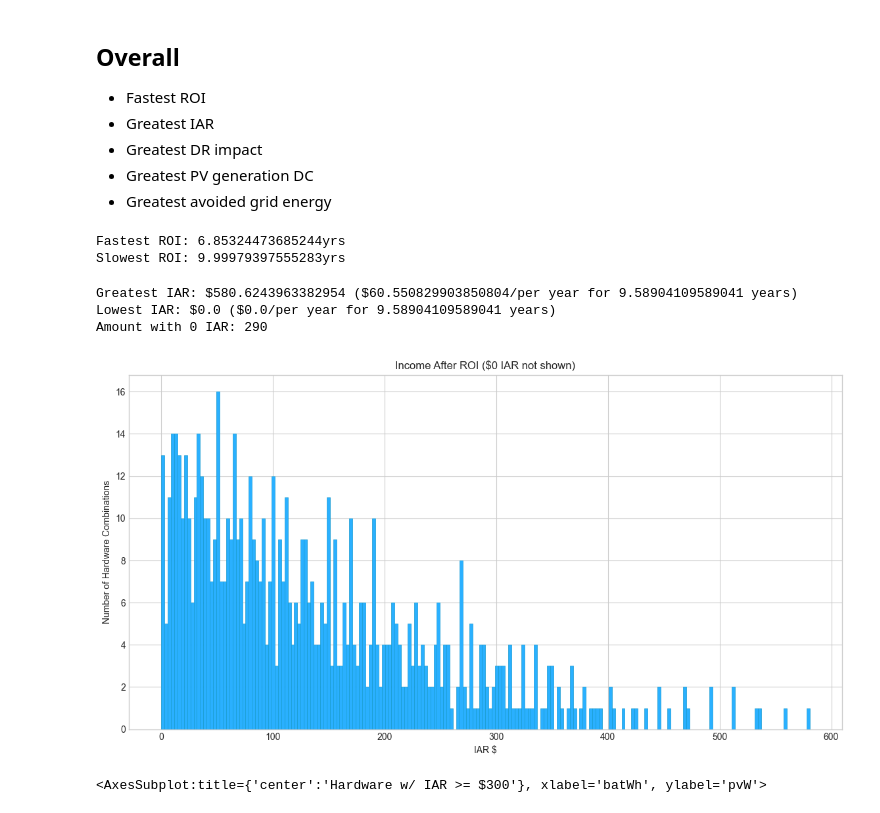
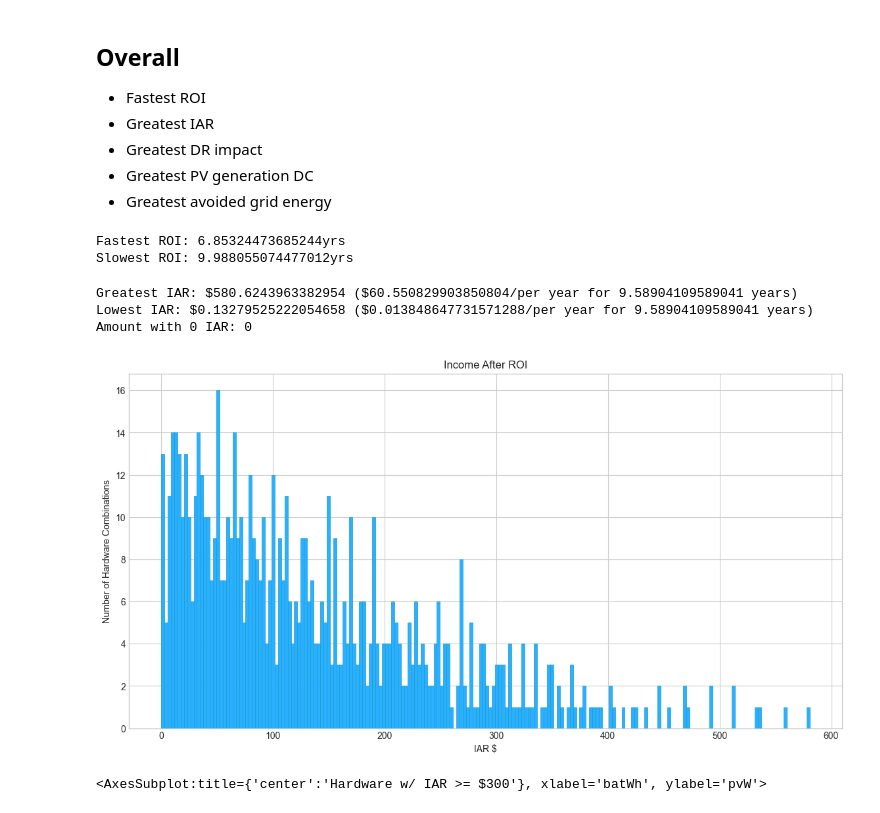
Before and after one commit to alexnathanson/communityDemandResponse-model, a Jupyter notebook: hardware-recommender/energy_and_buildings_v2.ipynb, the cells around one changed output. Drawn from its saved outputs; the diff is of its cells as text; code cells hidden in the pictures.

```diff
--- a/hardware-recommender/energy_and_buildings_v2.ipynb
+++ b/hardware-recommender/energy_and_buildings_v2.ipynb
@@ -517,6 +517,7 @@ rData = {
         'roi':[],
         'Cycles':[],
         'lifespan':[],
+        'workingLife':[],
         'profitableYears':[],
         'incomeAfterRoi':[],
         'iarSplit':[]
@@ -544,8 +545,10 @@ for n in myNetworks:
 
         bWh = d['Battery Wh']
 
+        #run this for a quicker test
+        for a in [180]:
         #loop through 3 azimuths
-        for a in [180]:#[110,180,250]:
+        #for a in [110,180,250]:
 
 
             #get plane of array irradiance for given azimuth
@@ -607,17 +610,20 @@ for n in myNetworks:
                 rData['roi'].append(roi)
                 rData['Cycles'].append(d['Cycles'])
 
-                #life span assumes 1 full cycle a day
+                #life span assumes 1 full cycle a day, up to 10 years
                 lS = d['Cycles']/365
                 rData['lifespan'].append(lS)
-                #profitable years is the time between ROI and the end of life (or 10 years if EOL is longer than 10 years)
-                pY = max(0,min(10,lS) - roi)
+                #working life caps the lifespan at 10 years
+                wL = min(10,lS)
+                rData['workingLife'].append(wL)
+                #profitable years is the time between ROI and the end of working life
+                pY = max(0,wL - roi)
                 rData['profitableYears'].append(pY)
                 #income after ROI is the financial benefit during the profitable years
                 iar = annInc * pY
                 rData['incomeAfterRoi'].append(iar)
                 #IAR split across lifespan
-                rData['iarSplit'].append(iar / min(10,lS))
+                rData['iarSplit'].append(iar / wL)
 
     #load data into a DataFrame object:
 results_df = pd.DataFrame(rData)
@@ -673,7 +679,7 @@ plt.show()
 ## Filtering
 # %%
 #filter out anything with an ROI over 10 years
-eol = 10
-favROI_df = results_df[results_df['roi'] <= eol]
+favROI_df = results_df[results_df['roi'] <= results_df['workingLife']]
+
 print(str(favROI_df.shape[0])+ ' favorable ROI hardware combinations generated')
 # %% [output]
@@ -712,28 +718,28 @@ sRoi = favROI_df[favROI_df['roi'] == max(favROI_df['roi'])]
 print("Slowest ROI: " + str(sRoi['roi'].iloc[0]) + "yrs")
 # %% [output]
 Fastest ROI: 6.85324473685244yrs
-Slowest ROI: 9.99979397555283yrs
+Slowest ROI: 9.988055074477012yrs
 # %%
 # Income After ROI
 maxIAR = favROI_df[favROI_df['incomeAfterRoi'] == max(favROI_df['incomeAfterRoi'])]
 print("Greatest IAR: $" + str(maxIAR['incomeAfterRoi'].iloc[0]) + " ($" + str(maxIAR['iarSplit'].iloc[0]) + '/per year for '+ str(min(10,maxIAR['lifespan'].iloc[0])) +' years)')
 
 minIAR = favROI_df[favROI_df['incomeAfterRoi'] == min(favROI_df['incomeAfterRoi'])]
 print("Lowest IAR: $" + str(minIAR['incomeAfterRoi'].iloc[0]) + " ($" + str(minIAR['iarSplit'].iloc[0]) + '/per year for '+ str(min(10,maxIAR['lifespan'].iloc[0])) +' years)')
 
 print('Amount with 0 IAR: ' + str(favROI_df[favROI_df['incomeAfterRoi'] == 0].shape[0]))
 plt.figure(figsize=(14,7)) # Make it 14x7 inch
 plt.style.use('seaborn-whitegrid') # nice and clean grid
-plt.hist(favROI_df[favROI_df['incomeAfterRoi'] > 0]['incomeAfterRoi'], bins=200, facecolor = '#2ab0ff', edgecolor='#169acf', linewidth=0.5)
-plt.title('Income After ROI ($0 IAR not shown)')
+plt.hist(favROI_df['incomeAfterRoi'], bins=200, facecolor = '#2ab0ff', edgecolor='#169acf', linewidth=0.5)
+plt.title('Income After ROI')
 plt.xlabel('IAR $')
 plt.ylabel('Number of Hardware Combinations')
 plt.show()
 # %% [output]
 Greatest IAR: $580.6243963382954 ($60.550829903850804/per year for 9.58904109589041 years)
-Lowest IAR: $0.0 ($0.0/per year for 9.58904109589041 years)
-Amount with 0 IAR: 290
+Lowest IAR: $0.13279525222054658 ($0.013848647731571288/per year for 9.58904109589041 years)
+Amount with 0 IAR: 0
-[figure, old version]
+[figure, new version]
 # %%
 # High IAR
 
```
Also changed, not shown: parts of 15 cells of this notebook, 3 other files.
